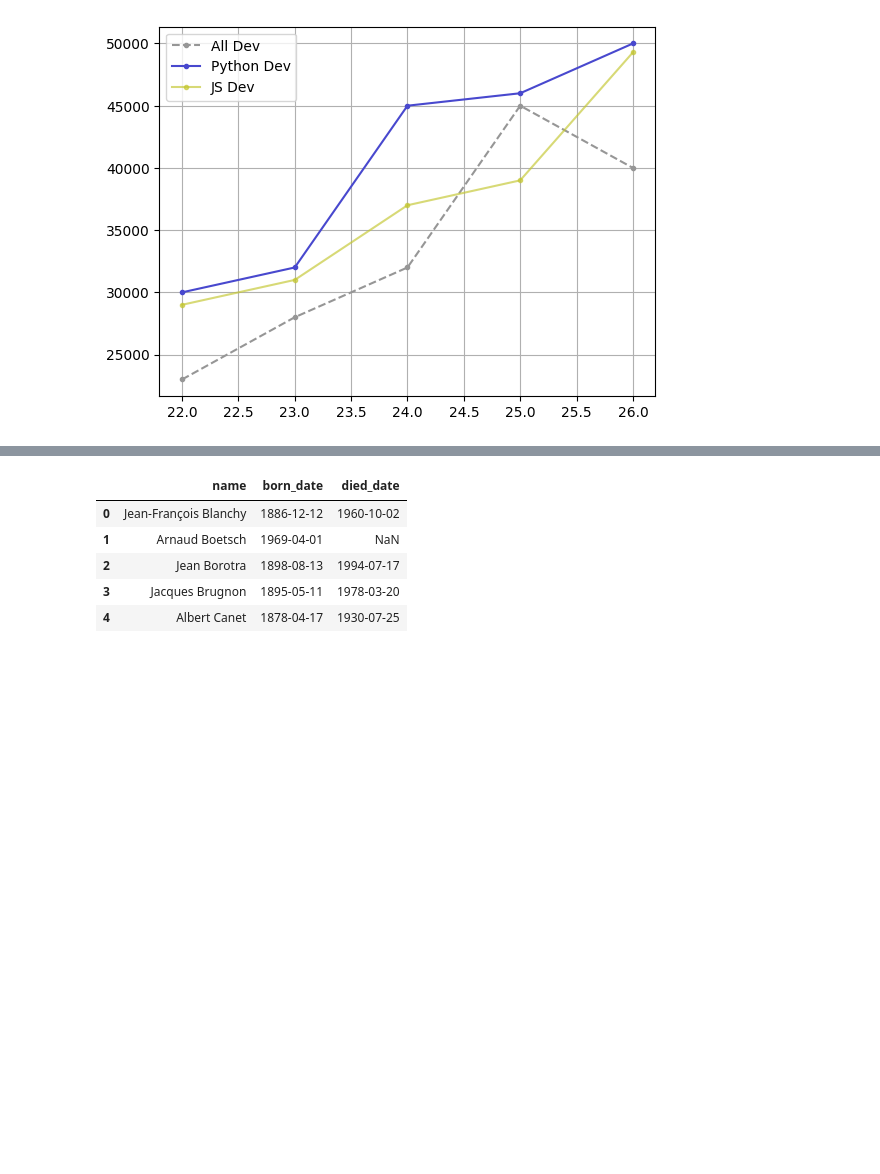
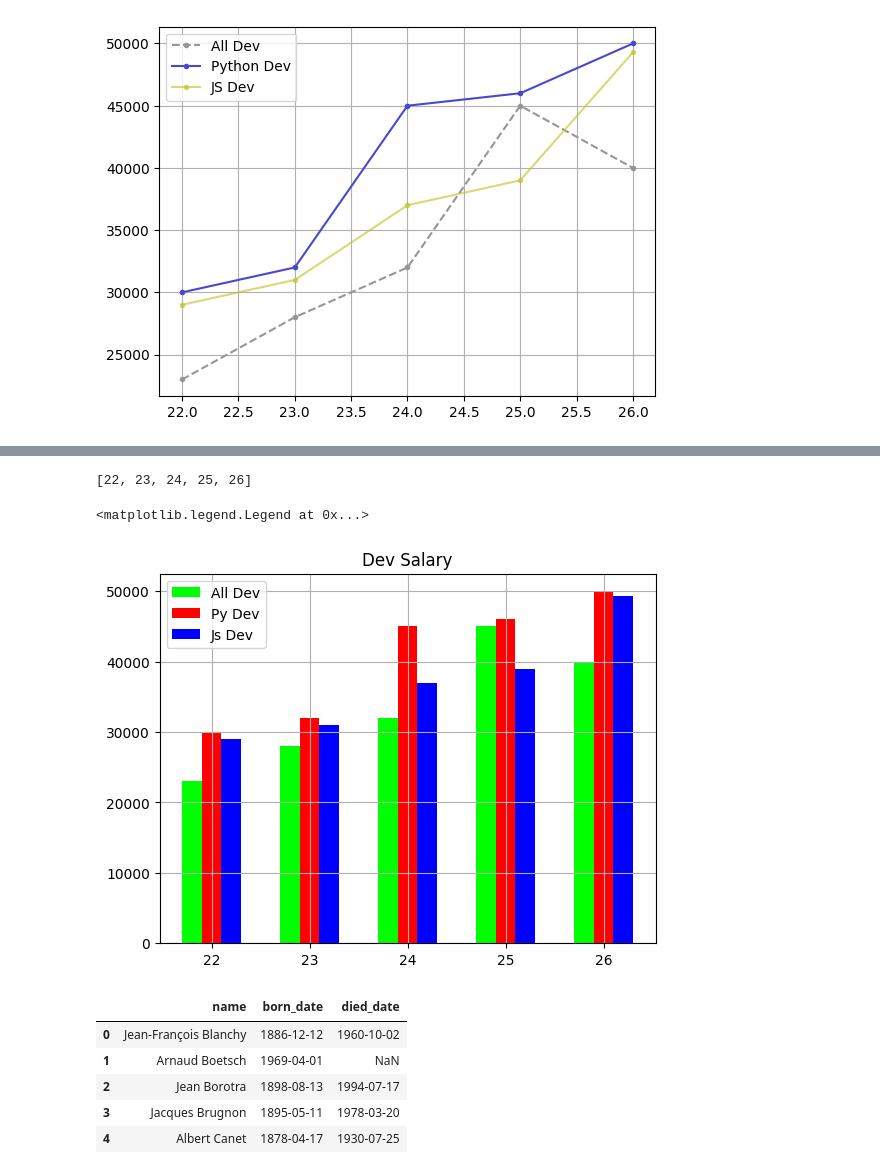
Before and after one commit to omkarpatole1799/numpy, a Jupyter notebook: matplotlib-tutorial/plot.ipynb, the cells around one changed output, grey strips where cells are left out. Saved outputs shown, nothing was run; the diff lists cells and outputs as text; code cells hidden in the pictures; blank space fills up the shorter version.

```diff
--- a/matplotlib-tutorial/plot.ipynb
+++ b/matplotlib-tutorial/plot.ipynb
@@ -38,3 +55,28 @@ plt.show()
+# %%
+# creating vertical bar charts
+print(x_ages)
+
+bar_width = 0.2
+x_indexes = np.arange( len(x_ages))
+
+plt.title("Dev Salary")
+# plotting all dev salary (bar chart)
+plt.bar(x_indexes - bar_width, y_dev_salary, label="All Dev", width=bar_width, color="#00ff00")
+
+# plotting py dev salary (bar chart)
+plt.bar(x_indexes, y_python_dev, label="Py Dev", width=bar_width, color="#ff0000")
+
+# plotting js dev salary (bar chart)
+plt.bar(x_indexes + bar_width, y_js_dev, label="Js Dev", width=bar_width, color="#0000ff")
+
+
+plt.xticks(ticks=x_indexes, labels=x_ages)
+plt.grid()
+plt.legend()
+# %% [output]
+[22, 23, 24, 25, 26]
+<matplotlib.legend.Legend at 0x...>
+[figure, added]
 # %%
 import pandas as pd
 
```
Also changed, not shown: parts of 6 cells of this notebook.
